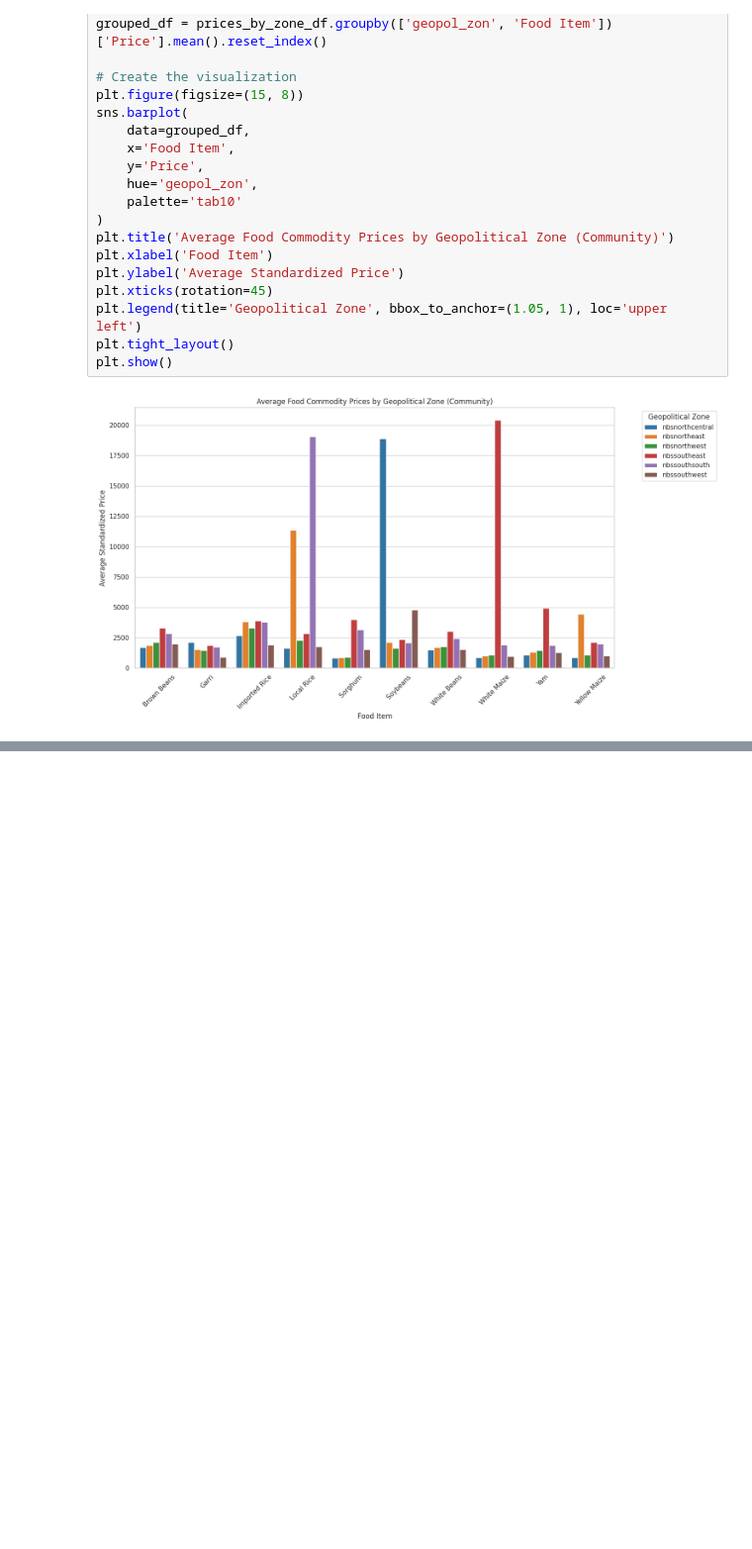
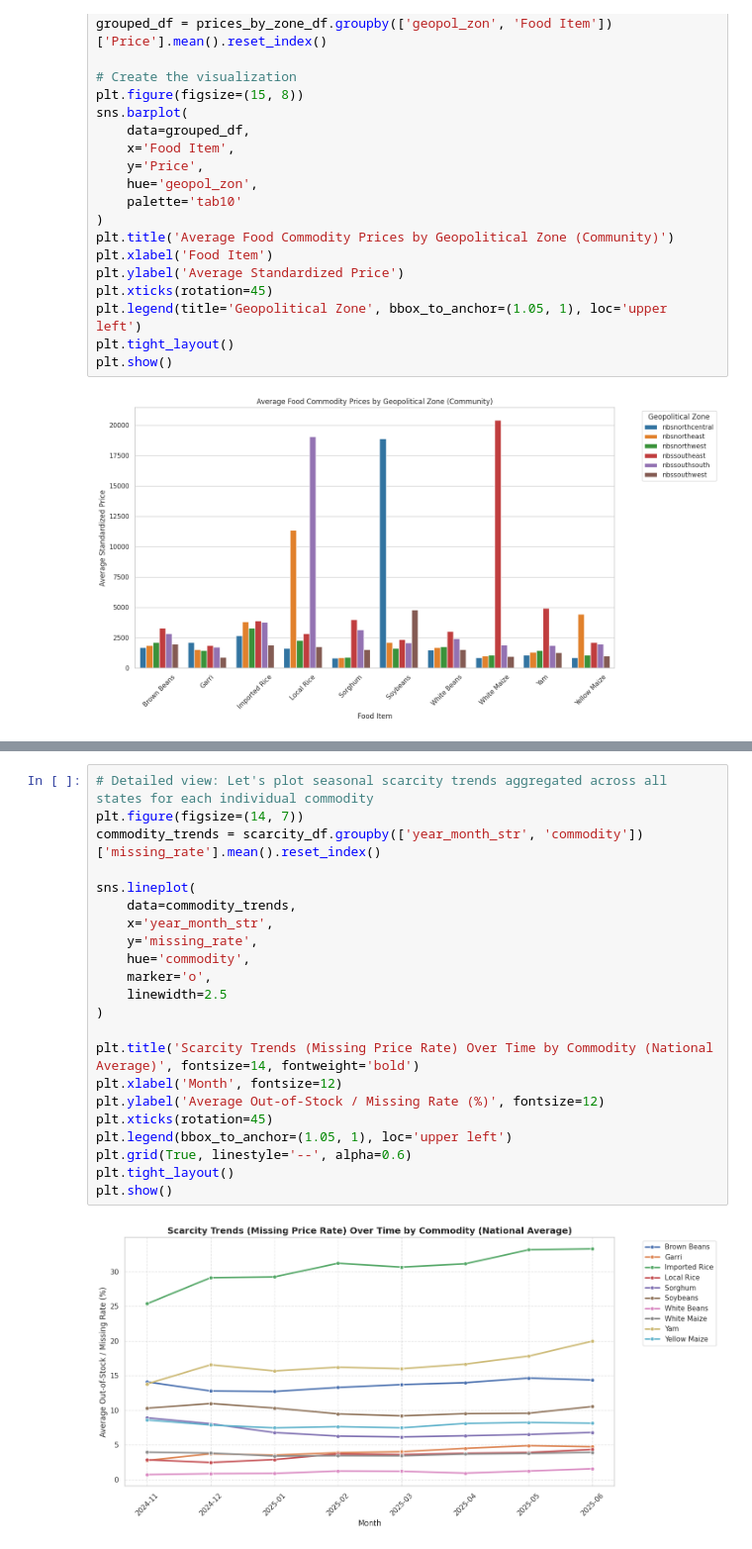
Before and after one commit to starsyntaxx/MarketIQ, a Jupyter notebook: notebooks/02_exploratory_analysis.ipynb, the cells around one changed output, grey strips where cells are left out. Shown at 99% size. Drawn from its saved outputs; the diff is of its cells as text; blank space fills up the shorter version.

```diff
--- a/notebooks/02_exploratory_analysis.ipynb
+++ b/notebooks/02_exploratory_analysis.ipynb
@@ -299,0 +377,24 @@ plt.show()
+# %%
+# Detailed view: Let's plot seasonal scarcity trends aggregated across all states for each individual commodity
+plt.figure(figsize=(14, 7))
+commodity_trends = scarcity_df.groupby(['year_month_str', 'commodity'])['missing_rate'].mean().reset_index()
+
+sns.lineplot(
+    data=commodity_trends,
+    x='year_month_str',
+    y='missing_rate',
+    hue='commodity',
+    marker='o',
+    linewidth=2.5
+)
+
+plt.title('Scarcity Trends (Missing Price Rate) Over Time by Commodity (National Average)', fontsize=14, fontweight='bold')
+plt.xlabel('Month', fontsize=12)
+plt.ylabel('Average Out-of-Stock / Missing Rate (%)', fontsize=12)
+plt.xticks(rotation=45)
+plt.legend(bbox_to_anchor=(1.05, 1), loc='upper left')
+plt.grid(True, linestyle='--', alpha=0.6)
+plt.tight_layout()
+plt.show()
+# %% [output]
+[figure, added]
```
Also changed, not shown: parts of 6 cells of this notebook.
